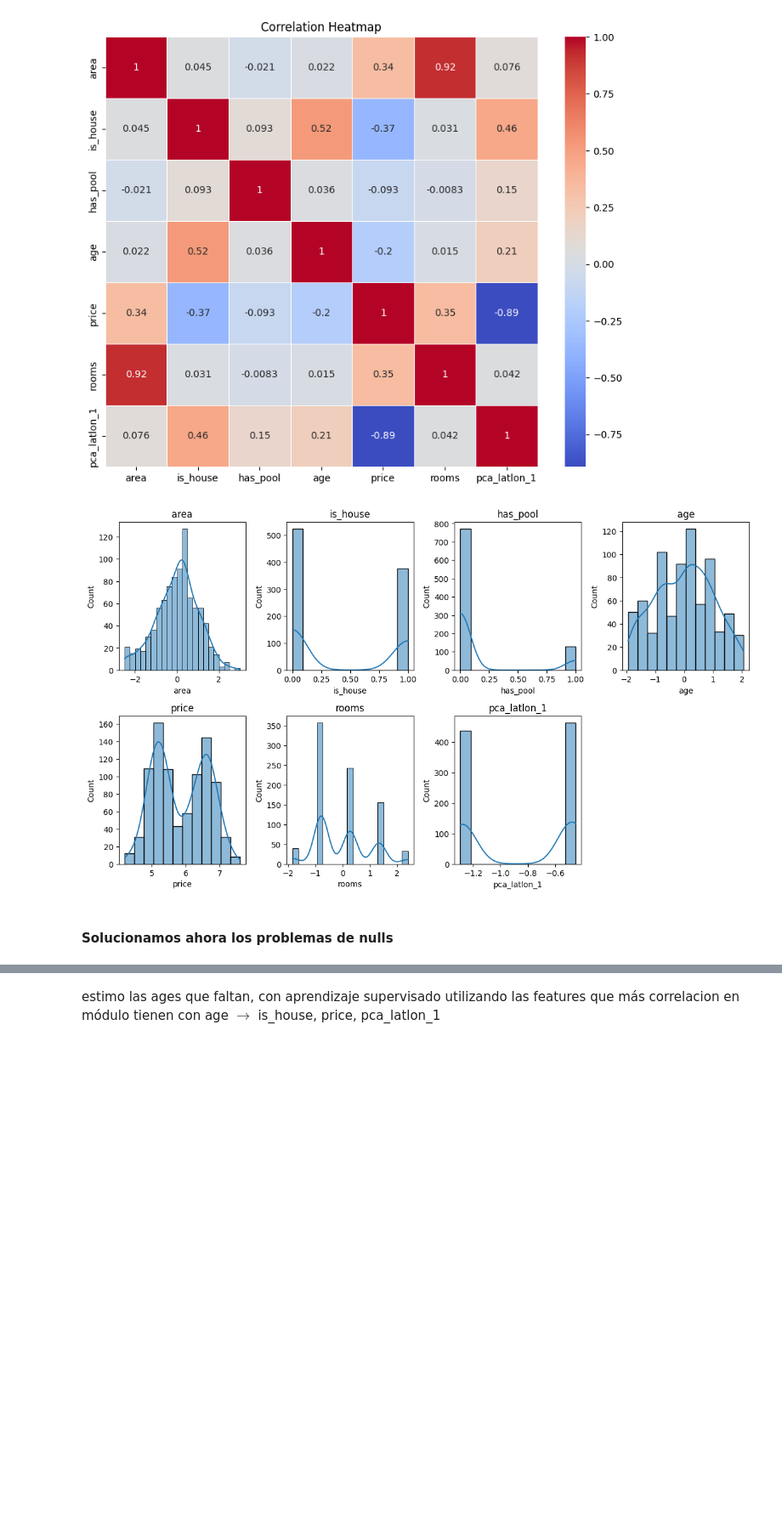
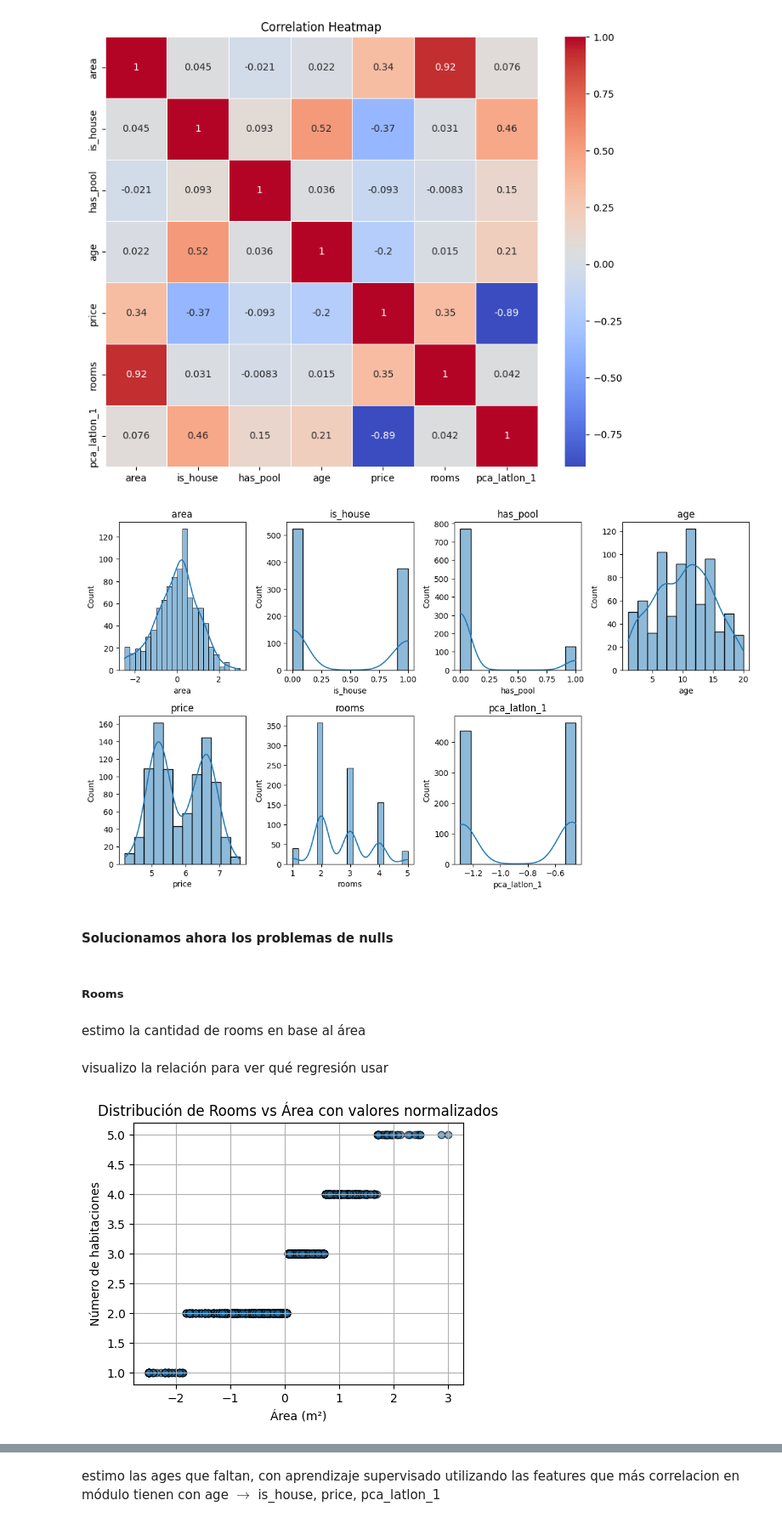
Before and after one commit to anatissera/Machine-Learning-Deep-Learning, a Jupyter notebook: Tissera_AnaPaula_TP1/Análisis_de_datos.ipynb, the cells around one changed output, grey strips where cells are left out. Shown at 85% size. Saved outputs shown, nothing was run; the diff lists cells and outputs as text; code cells hidden in the pictures; blank space fills up the shorter version.

```diff
--- a/Tissera_AnaPaula_TP1/Análisis_de_datos.ipynb
+++ b/Tissera_AnaPaula_TP1/Análisis_de_datos.ipynb
@@ -115,13 +112,15 @@ sqft    437
 Name: count, dtype: int64
 # %%
 def area_units_conversion(df):
+    converted_df = df.copy()
+
     sqft_to_m2 = 1 / 10.76389999 # factor de conversión de sqft a m2
 
-    df.loc[df['area_units'] == 'sqft', 'area'] *= sqft_to_m2
+    converted_df.loc[converted_df['area_units'] == 'sqft', 'area'] *= sqft_to_m2
 
-    df.drop('area_units', axis=1, inplace=True)
+    converted_df.drop('area_units', axis=1, inplace=True)
 
-area_units_conversion(casas_dev_df)
+    return converted_df
 # %%
 print(casas_test_df['area_units'].value_counts())
 # %% [output]
@@ -241,7 +250,8 @@ def pca_latlon(df):
 
     return df
 
-casas_transformed = pca_latlon(casas_transformed)
+casas_dev_transformed = pca_latlon(casas_dev_transformed)
+casas_test_transformed = pca_latlon(casas_test_transformed)
 # %% [output]
 Varianza explicada por cada componente: [[0.89163839 0.        ]
  [0.         0.10836161]]
@@ -250,8 +262,29 @@ plot_correlation(casas_transformed)
 # %% [output]
 [figure]
 # %%
-plot_distributions(casas_transformed)
+plot_distributions(casas_dev_transformed)
 # %% [output]
-[figure, old version]
+[figure, new version]
 # %% [markdown]
 #### Solucionamos ahora los problemas de nulls
+# %% [markdown]
+##### Rooms
+# %% [markdown]
+estimo la cantidad de rooms en base al área
+# %% [markdown]
+visualizo la relación para ver qué regresión usar
+# %%
+def plot_rooms_vs_area(df, title: str):
+    plt.figure(figsize=(5,4))
+    plt.scatter(df["area"], df["rooms"], alpha=0.6, edgecolors="k")
+
+    plt.xlabel("Área (m²)")
+    plt.ylabel("Número de habitaciones")
+    plt.title(f"Distribución de Rooms vs Área {title}")
+    plt.grid(True)
+
+    plt.show()
+
+plot_rooms_vs_area(casas_dev_transformed, 'con valores normalizados')
+# %% [output]
+[figure, added]
```
Also changed, not shown: parts of 30 cells of this notebook, 3 other files.
